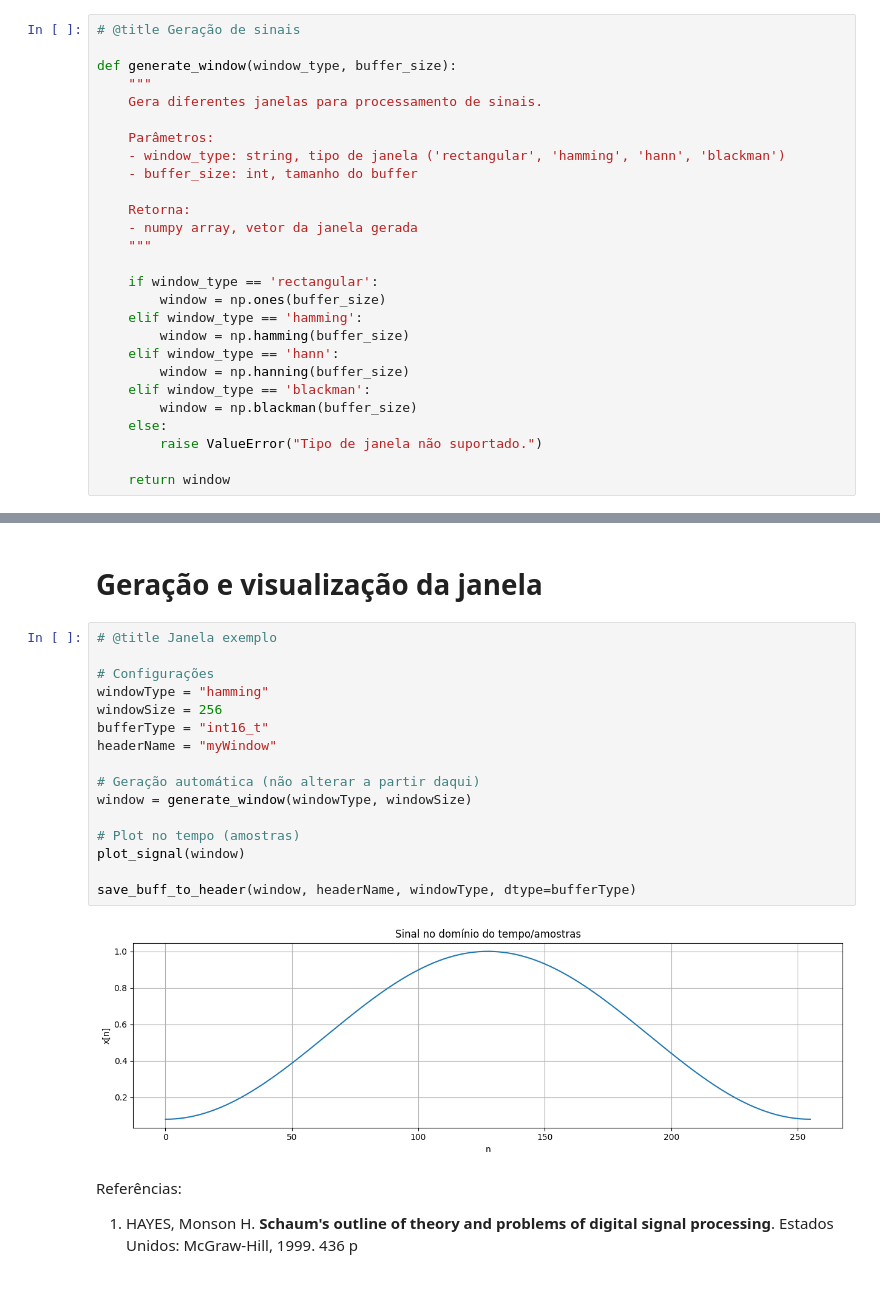
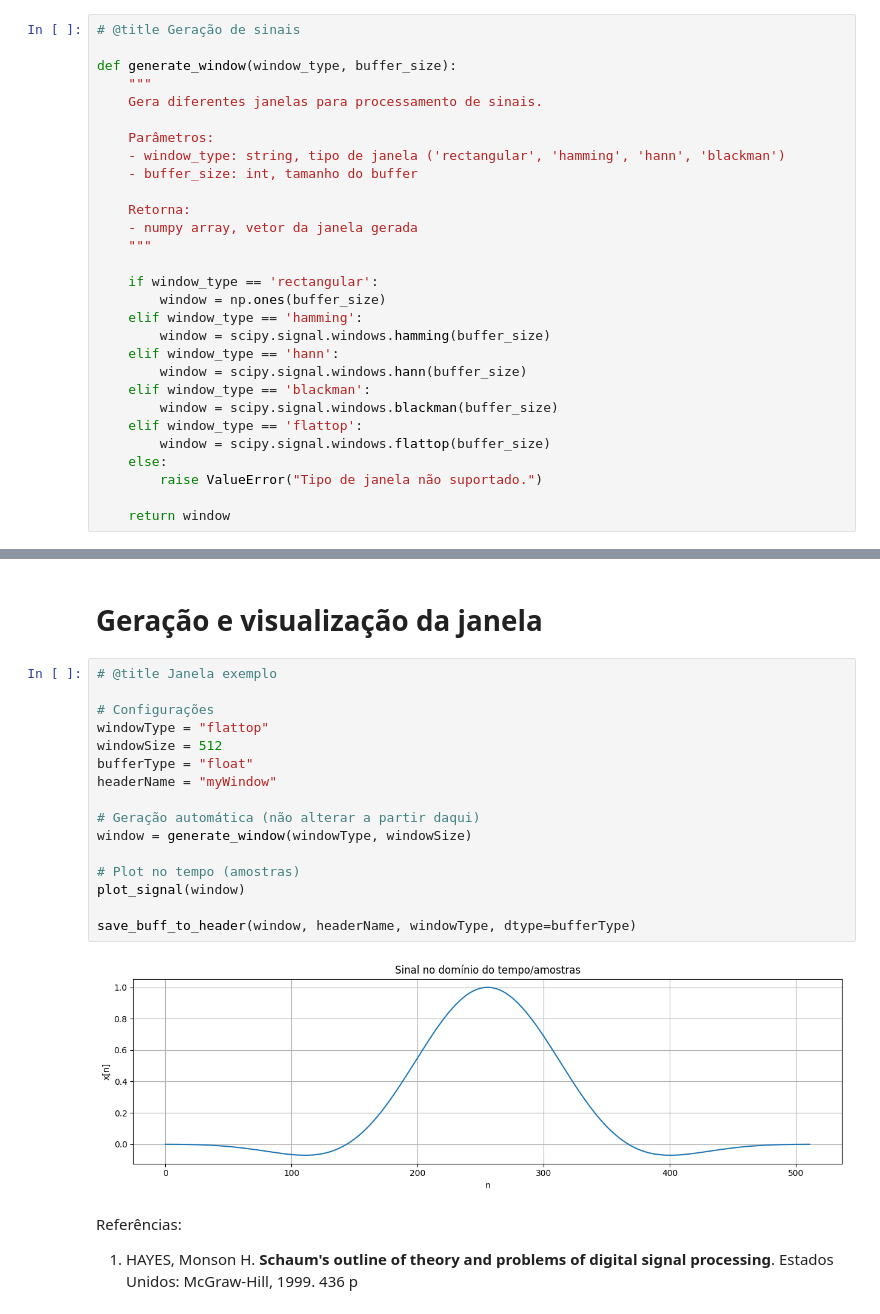
Before and after one commit to programacao-eletronica/dsp_notebooks, a Jupyter notebook: Gerador de janelas/Gerador de janelas.ipynb, the cells around one changed output, grey strips where cells are left out. Saved outputs shown, nothing was run; the diff lists cells and outputs as text.

Commit message:
Adição da janela flattop.

```diff
--- a/Gerador de janelas/Gerador de janelas.ipynb
+++ b/Gerador de janelas/Gerador de janelas.ipynb
@@ -43,11 +43,13 @@ def generate_window(window_type, buffer_size):
     if window_type == 'rectangular':
         window = np.ones(buffer_size)
     elif window_type == 'hamming':
-        window = np.hamming(buffer_size)
+        window = scipy.signal.windows.hamming(buffer_size)
     elif window_type == 'hann':
-        window = np.hanning(buffer_size)
+        window = scipy.signal.windows.hann(buffer_size)
     elif window_type == 'blackman':
-        window = np.blackman(buffer_size)
+        window = scipy.signal.windows.blackman(buffer_size)
+    elif window_type == 'flattop':
+        window = scipy.signal.windows.flattop(buffer_size)
     else:
         raise ValueError("Tipo de janela não suportado.")
 
@@ -177,21 +179,21 @@ def save_buff_to_header(buff, headerName, windowName, dtype='float'):
 # %%
 # @title Janela exemplo
 
 # Configurações
-windowType = "hamming"
-windowSize = 256
-bufferType = "int16_t"
+windowType = "flattop"
+windowSize = 512
+bufferType = "float"
 headerName = "myWindow"
 
 # Geração automática (não alterar a partir daqui)
 window = generate_window(windowType, windowSize)
 
 # Plot no tempo (amostras)
 plot_signal(window)
 
 save_buff_to_header(window, headerName, windowType, dtype=bufferType)
 # %% [output]
-[figure, old version]
+[figure, new version]
 # %% [markdown]
 Referências:
 
```
